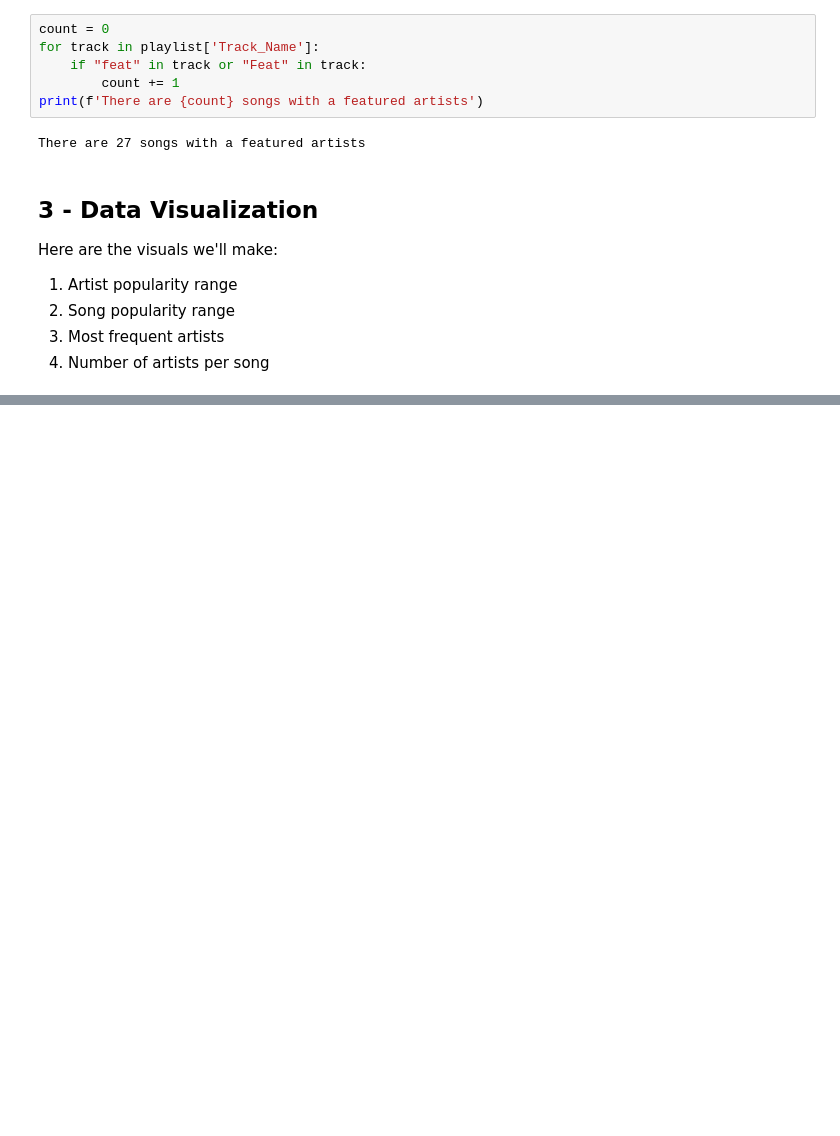
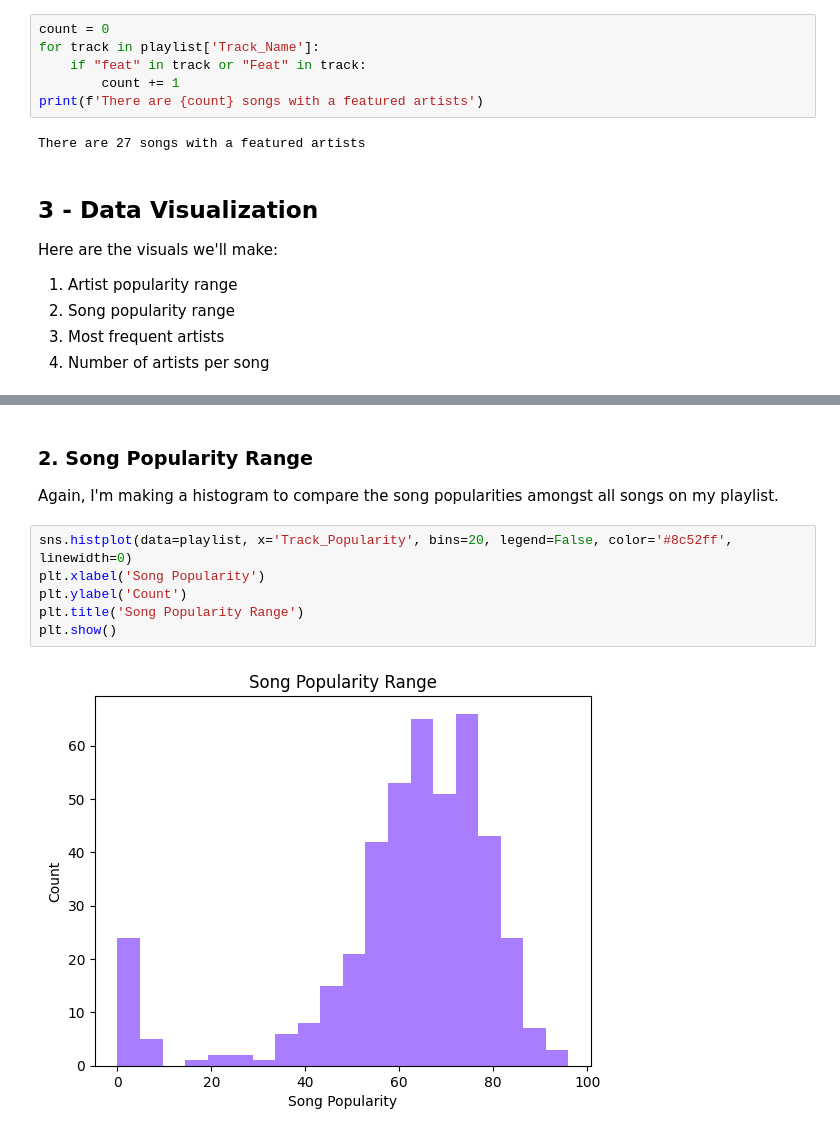
Before and after one commit to Mike-McKee/spotify-popularity, a Jupyter notebook: python_code/data_analysis.ipynb, the cells around one changed output, grey strips where cells are left out. Drawn from its saved outputs; the diff is of its cells as text; blank space fills up the shorter version.

```diff
--- a/python_code/data_analysis.ipynb
+++ b/python_code/data_analysis.ipynb
@@ -358,0 +373,12 @@ Here are the visuals we'll make:
+# %% [markdown]
+### 2. Song Popularity Range
+
+Again, I'm making a histogram to compare the song popularities amongst all songs on my playlist.
+# %%
+sns.histplot(data=playlist, x='Track_Popularity', bins=20, legend=False, color='#8c52ff', linewidth=0)
+plt.xlabel('Song Popularity')
+plt.ylabel('Count')
+plt.title('Song Popularity Range')
+plt.show()
+# %% [output]
+[figure, added]
```
Also changed, not shown: parts of 9 cells of this notebook.
